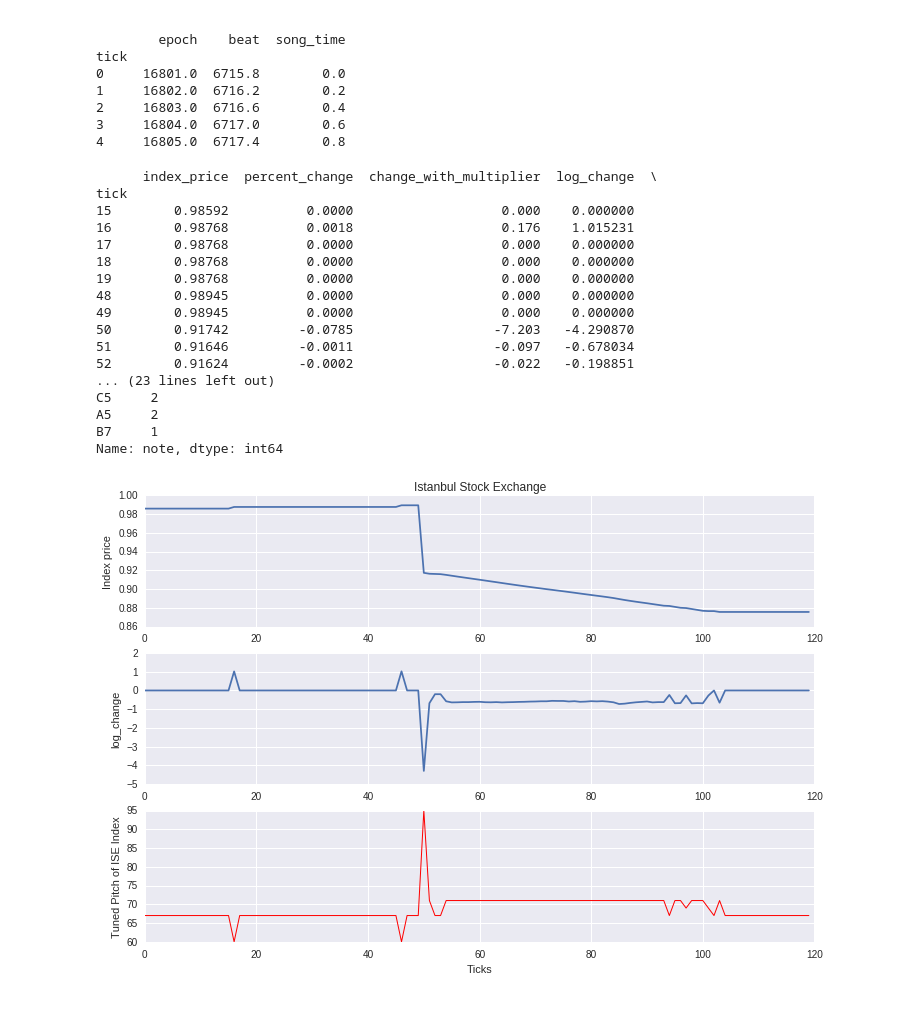
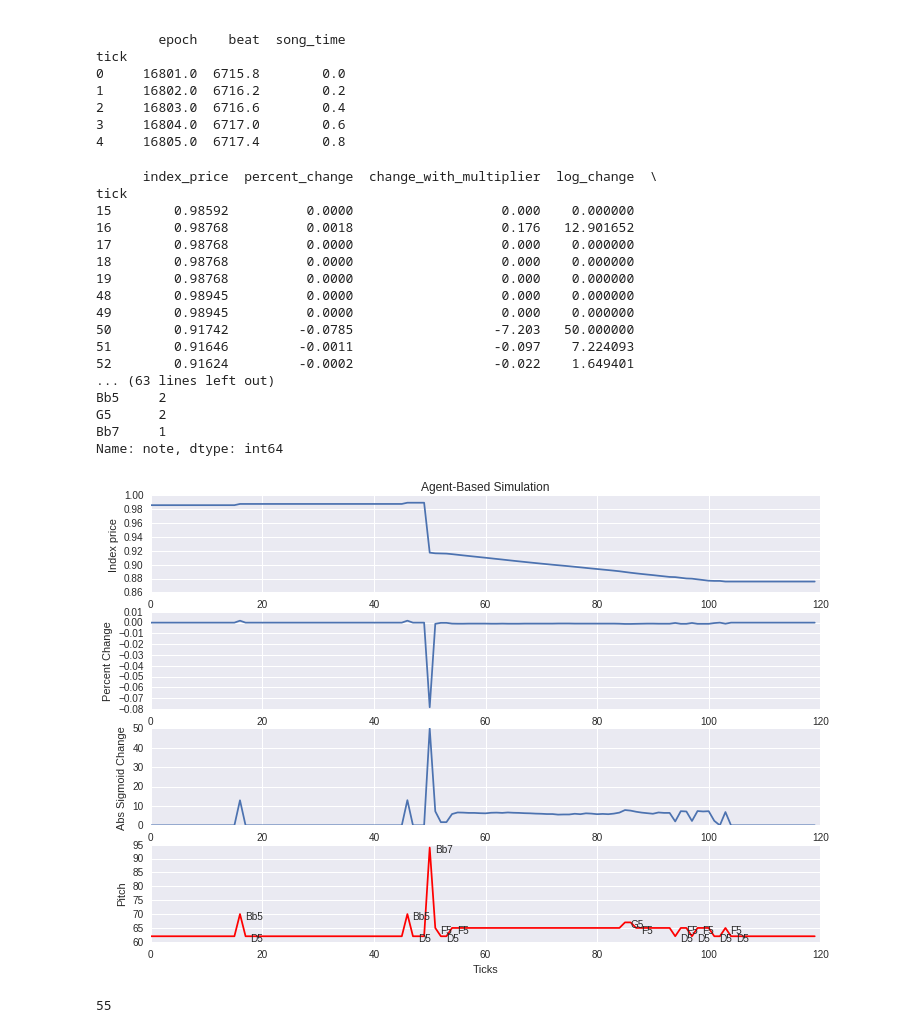
Before and after one commit to ratish-dalvi/miditime-demo, a Jupyter notebook: notebooks/simulation.ipynb, the cells around one changed output. Saved outputs shown, nothing was run; the diff lists cells and outputs as text; code cells hidden in the pictures.

Commit message:
changes with abs sigmoid function

```diff
--- a/notebooks/simulation.ipynb
+++ b/notebooks/simulation.ipynb
@@ -4,8 +4,9 @@ import pandas as pd
 import math
 
 def sigmoid(x):
-    sign = float(x)/abs(x) if x != 0 else 0
-    return sign* math.log((abs(1000*x) + 1))
+    # sign = float(x)/abs(x) if x != 0 else 0
+    # return sign* math.log((abs(1000*x) + 1))
+    return 100 * abs(1/(1+math.exp(-300*x)) - 0.5)
 
 df = pd.read_csv("../data/MUT15-RS100index.csv")
 # Note ts should already be in datetime
@@ -17,7 +18,7 @@ df["log_change"] = df.change.apply(sigmoid)
 del df["change"] # for better logging
 print df[15:20]
 print df[48:54]
-print df[95:105]
+print df[50:80]
 ts = df # Form a
 pitch_var = "log_change" # "change_with_multiplier"
 # %% [output]
@@ -111,18 +112,19 @@ def mag_to_pitch_tuned(magnitude, scale="linear", reversed=False, debug=False):
         raise Exception("Invalid scale type '%s'" % scale)
     # Pick a range of notes. This allows you to play in a key.
     c_major = ['C', 'D', 'E', 'F', 'G', 'A', 'B']
-
+    d_minor = ['D', 'E', 'F', 'G', 'A', 'Bb', 'C']
     #Find the note that matches your data point
-    note = midi.scale_to_note(scale_pct, c_major)
+    note = midi.scale_to_note(scale_pct, d_minor)
     #Translate that note to a MIDI pitch
     midi_pitch = midi.note_to_midi_pitch(note)
 
     return pd.Series({"a": midi_pitch, "b": note, "c": scale_pct})
 # %%
 # Change the ISE values to sensible mode/key and octave range.
-ts[["tuned_pitch", "note", "scale_pct"]]  = ts[pitch_var].apply(mag_to_pitch_tuned, scale="linear", reversed=True)
+# remove all the zeroes before adding it to out
+ts[["tuned_pitch", "note", "scale_pct"]]  = ts[pitch_var].apply(mag_to_pitch_tuned, scale="linear", reversed=False)
 # Run some stats
-print pd.concat([ts[15:20], ts[48:53]])
+print pd.concat([ts[15:20], ts[48:53], ts[60:80]])
 print "Range for tuned pitch: (%d, %d)" % (ts.tuned_pitch.min(), ts.tuned_pitch.max())
 print "\nPitch values for Peak Region (May 2010): "
 print ts[[pitch_var, "song_time", "tuned_pitch", "note"]].iloc[335:345]
@@ -133,49 +135,66 @@ print ts.note.value_counts()
       index_price  percent_change  change_with_multiplier  log_change  \
 tick
 15        0.98592          0.0000                   0.000    0.000000
-16        0.98768          0.0018                   0.176    1.015231
+16        0.98768          0.0018                   0.176   12.901652
 17        0.98768          0.0000                   0.000    0.000000
 18        0.98768          0.0000                   0.000    0.000000
 19        0.98768          0.0000                   0.000    0.000000
 48        0.98945          0.0000                   0.000    0.000000
 49        0.98945          0.0000                   0.000    0.000000
-50        0.91742         -0.0785                  -7.203   -4.290870
-51        0.91646         -0.0011                  -0.097   -0.678034
-52        0.91624         -0.0002                  -0.022   -0.198851
-... (23 lines left out)
-C5     2
-A5     2
-B7     1
+50        0.91742         -0.0785                  -7.203   50.000000
+51        0.91646         -0.0011                  -0.097    7.224093
+52        0.91624         -0.0002                  -0.022    1.649401
+... (63 lines left out)
+Bb5     2
+G5      2
+Bb7     1
 Name: note, dtype: int64
 # %%
 # Now plot timeseries with the original magnitude and the tuned pitch
 # plot time series and save the figure
 from mpl_toolkits.axes_grid1 import AxesGrid
 import seaborn as sns
 
 
 fig = sns.plt.figure(figsize=(12, 8))
-sns.plt.subplot(311)
+sns.plt.subplot(411)
 sns.plt.plot(ts["index_price"], "-")
 sns.plt.ylabel("Index price")
-sns.plt.title("Istanbul Stock Exchange")
+sns.plt.title("Agent-Based Simulation")
 
-sns.plt.subplot(312)
+sns.plt.subplot(412)
+sns.plt.plot(ts["percent_change"], "-")
+sns.plt.ylabel("Percent Change")
+
+sns.plt.subplot(413)
 sns.plt.plot(ts[pitch_var], "-")
-sns.plt.ylabel(pitch_var)
+sns.plt.ylabel("Abs Sigmoid Change")
 
-sns.plt.subplot(313)
-sns.plt.plot(ts["tuned_pitch"], "-r", lw=1)
+ax = sns.plt.subplot(414)
+# sns.plt.bar(ts["tuned_pitch"].index, [ts["tuned_pitch"].iloc[i] if ts[pitch_var].iloc[i] != 0 else 0 for i in range(len(ts))])
+sns.plt.plot(ts["tuned_pitch"], 'r-')
 sns.plt.xlabel("Ticks")
-sns.plt.ylabel("Tuned Pitch of ISE Index")
+sns.plt.ylabel("Pitch")
+
+for  i in range(len(ts)):
+    if ts["note"].iloc[i] == ts["note"].iloc[i-1]:
+        continue
+    ax.annotate(ts["note"].iloc[i], (i, ts["tuned_pitch"].iloc[i]), xytext=(5,-5), textcoords='offset points',
+                family='sans-serif', fontsize=10)
+
+fig.canvas.draw()
 
 sns.plt.show()
 # %% [output]
-[figure, old version]
+[figure, new version]
 # %%
 # Build the node list
 note_list = []
 for i in range(len(ts)):
+    # No notes for zeroes
+    if ts[pitch_var].iloc[i] == 0:
+         continue
+
     note_list.append([
         ts['beat'].iloc[i] - start_time,
         ts['tuned_pitch'].iloc[i],
@@ -183,6 +202,7 @@ for i in range(len(ts)):
         1  # duration, in beats
     ])
 
+print len(note_list)
 # Add a track with those notes
 midi.add_track(note_list)
 
@@ -194,3 +214,5 @@ midi.add_track(note_list)
 # timidity can be installed using apt-get
 
 # **Note** - the peak occurs around 40 seconds where you can hear a different note playing
+# %% [output]
+55
```
Also changed, not shown: parts of 2 cells of this notebook.
